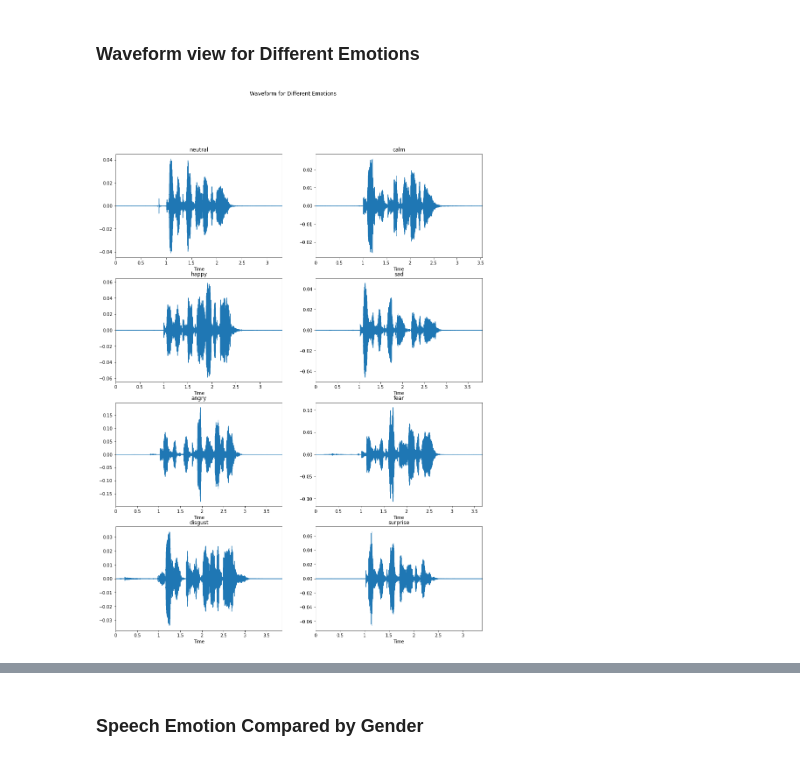
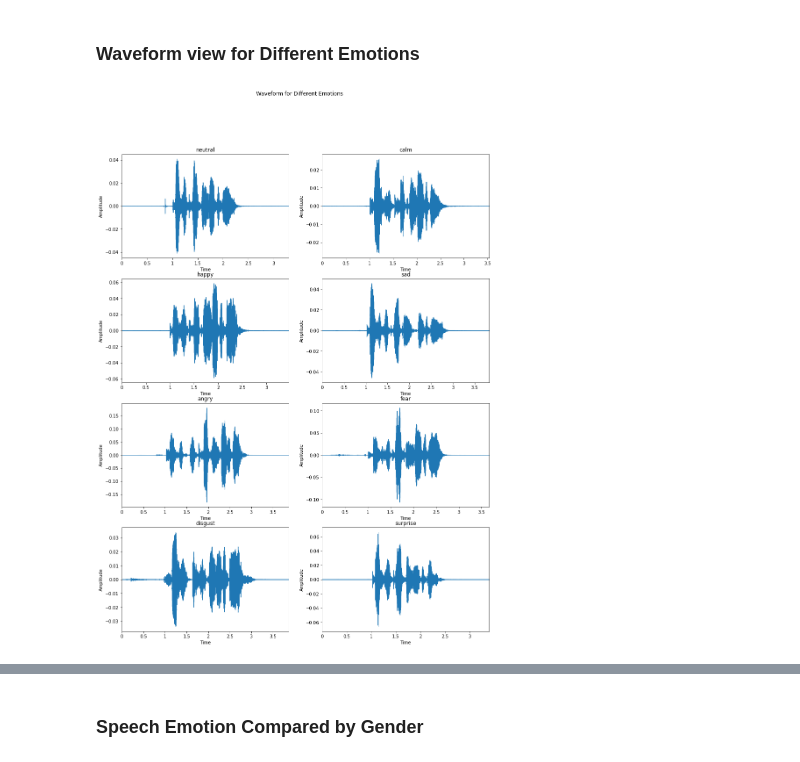
Before and after one commit to lloydlau9/capstone, a Jupyter notebook: code/01_data_cleaning_EDA.ipynb, the cells around one changed output, grey strips where cells are left out. Cells and saved outputs as stored; diff of their text form; code cells hidden in the pictures.

```diff
--- a/code/01_data_cleaning_EDA.ipynb
+++ b/code/01_data_cleaning_EDA.ipynb
@@ -110,27 +110,28 @@ Name: labels, dtype: int64
 # %%
 # Pick all the emotions
 all_emotions=['neutral','calm','happy', 'sad', 'angry', 'fear', 'disgust', 'surprise']
 data = []
 sampling_rate = []
 file_name=[]
 ax = {}
 
 fig, (ax) = plt.subplots(4, 2,figsize=(15,20))
 
 fig.suptitle('Waveform for Different Emotions')
 k=0
 for i in range (4):
     for j in range (2):
         #print(RAV + 'Actor_01/03-01-0'+str(k+1)+'-01-01-01.wav')
         fr=RAV + 'Actor_01/03-01-0'+str(k+1)+'-01-01-01-01.wav'
         da, sr = librosa.load(fr)
         data.append(da)
         sampling_rate.append(sr)
         file_name.append(fr)
         ax[i][j].set_title(all_emotions[k])
+        ax[i][j].set_ylabel('Amplitude')
         librosa.display.waveplot(da, sr=sr,ax=ax[i][j])
         k=k+1;
 # %% [output]
-[figure, old version]
+[figure, new version]
 # %%
 # 0:'neutral', 1:'calm', 2:'happy', 3:'sad', 4:'angry', 5:'fear', 6:'disgust', 7:'surprise'
```
Also changed, not shown: parts of 6 cells of this notebook.
